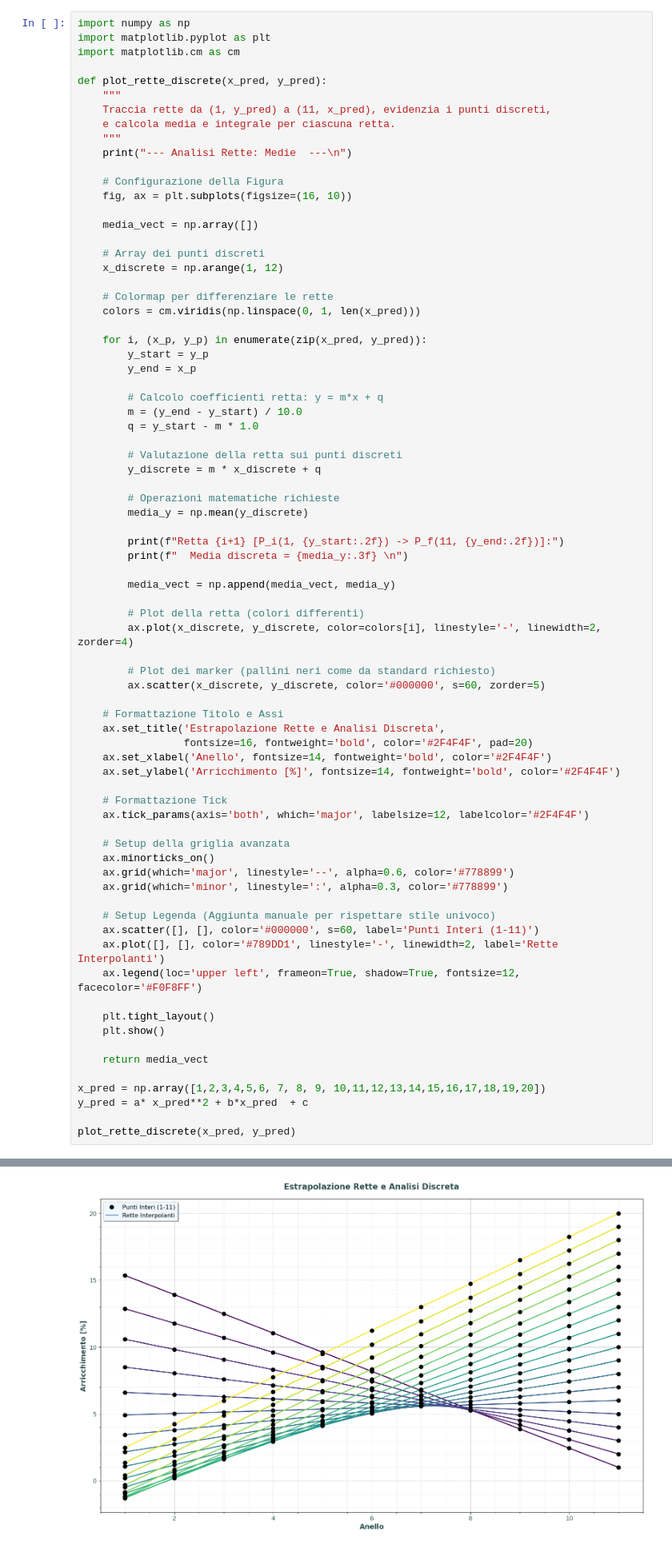
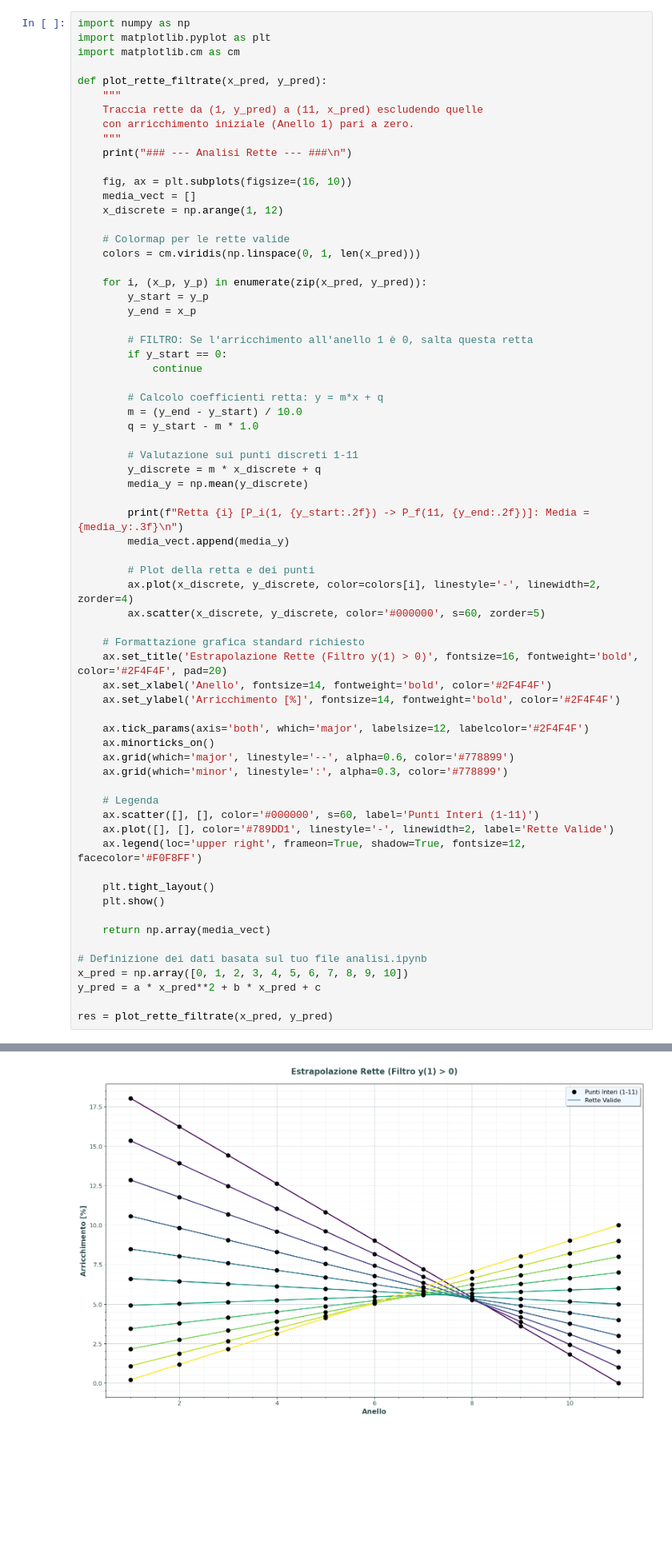
Before and after one commit to oblivion0218/Tesi-Magistrale, a Jupyter notebook: Open MC/reattore_8/auto/analisi.ipynb, the cells around one changed output, grey strips where cells are left out. Shown at 80% size. Cells and saved outputs as stored; diff of their text form; blank space fills up the shorter version.

```diff
--- a/Open MC/reattore_8/auto/analisi.ipynb
+++ b/Open MC/reattore_8/auto/analisi.ipynb
@@ -125,75 +125,66 @@ import numpy as np
 import matplotlib.pyplot as plt
 import matplotlib.cm as cm
 
-def plot_rette_discrete(x_pred, y_pred):
+def plot_rette_filtrate(x_pred, y_pred):
     """
-    Traccia rette da (1, y_pred) a (11, x_pred), evidenzia i punti discreti,
-    e calcola media e integrale per ciascuna retta.
+    Traccia rette da (1, y_pred) a (11, x_pred) escludendo quelle
+    con arricchimento iniziale (Anello 1) pari a zero.
     """
-    print("--- Analisi Rette: Medie  ---\n")
+    print("### --- Analisi Rette --- ###\n")
 
-    # Configurazione della Figura
     fig, ax = plt.subplots(figsize=(16, 10))
-
-    media_vect = np.array([])
-
-    # Array dei punti discreti
+    media_vect = []
     x_discrete = np.arange(1, 12)
 
-    # Colormap per differenziare le rette
+    # Colormap per le rette valide
     colors = cm.viridis(np.linspace(0, 1, len(x_pred)))
 
     for i, (x_p, y_p) in enumerate(zip(x_pred, y_pred)):
         y_start = y_p
         y_end = x_p
 
+        # FILTRO: Se l'arricchimento all'anello 1 è 0, salta questa retta
+        if y_start == 0:
+            continue
+
         # Calcolo coefficienti retta: y = m*x + q
         m = (y_end - y_start) / 10.0
         q = y_start - m * 1.0
 
-        # Valutazione della retta sui punti discreti
+        # Valutazione sui punti discreti 1-11
         y_discrete = m * x_discrete + q
-
-        # Operazioni matematiche richieste
         media_y = np.mean(y_discrete)
 
-        print(f"Retta {i+1} [P_i(1, {y_start:.2f}) -> P_f(11, {y_end:.2f})]:")
-        print(f"  Media discreta = {media_y:.3f} \n")
+        print(f"Retta {i} [P_i(1, {y_start:.2f}) -> P_f(11, {y_end:.2f})]: Media = {media_y:.3f}\n")
+        media_vect.append(media_y)
 
-        media_vect = np.append(media_vect, media_y)
-
-        # Plot della retta (colori differenti)
+        # Plot della retta e dei punti
         ax.plot(x_discrete, y_discrete, color=colors[i], linestyle='-', linewidth=2, zorder=4)
-
-        # Plot dei marker (pallini neri come da standard richiesto)
         ax.scatter(x_discrete, y_discrete, color='#000000', s=60, zorder=5)
 
-    # Formattazione Titolo e Assi
-    ax.set_title('Estrapolazione Rette e Analisi Discreta',
-                 fontsize=16, fontweight='bold', color='#2F4F4F', pad=20)
+    # Formattazione grafica standard richiesto
+    ax.set_title('Estrapolazione Rette (Filtro y(1) > 0)', fontsize=16, fontweight='bold', color='#2F4F4F', pad=20)
     ax.set_xlabel('Anello', fontsize=14, fontweight='bold', color='#2F4F4F')
     ax.set_ylabel('Arricchimento [%]', fontsize=14, fontweight='bold', color='#2F4F4F')
 
-    # Formattazione Tick
     ax.tick_params(axis='both', which='major', labelsize=12, labelcolor='#2F4F4F')
-
-    # Setup della griglia avanzata
     ax.minorticks_on()
     ax.grid(which='major', linestyle='--', alpha=0.6, color='#778899')
     ax.grid(which='minor', linestyle=':', alpha=0.3, color='#778899')
 
-    # Setup Legenda (Aggiunta manuale per rispettare stile univoco)
+    # Legenda
     ax.scatter([], [], color='#000000', s=60, label='Punti Interi (1-11)')
-    ax.plot([], [], color='#789DD1', linestyle='-', linewidth=2, label='Rette Interpolanti')
-    ax.legend(loc='upper left', frameon=True, shadow=True, fontsize=12, facecolor='#F0F8FF')
+    ax.plot([], [], color='#789DD1', linestyle='-', linewidth=2, label='Rette Valide')
+    ax.legend(loc='upper right', frameon=True, shadow=True, fontsize=12, facecolor='#F0F8FF')
 
     plt.tight_layout()
     plt.show()
 
-    return media_vect
+    return np.array(media_vect)
 
-x_pred = np.array([1,2,3,4,5,6, 7, 8, 9, 10,11,12,13,14,15,16,17,18,19,20])
-y_pred = a* x_pred**2 + b*x_pred  + c
+# Definizione dei dati basata sul tuo file analisi.ipynb
+x_pred = np.array([0, 1, 2, 3, 4, 5, 6, 7, 8, 9, 10])
+y_pred = a * x_pred**2 + b * x_pred + c
 
-plot_rette_discrete(x_pred, y_pred)
+res = plot_rette_filtrate(x_pred, y_pred)
 # %% [output]
@@ -217 +208 @@ Retta 20 [P_i(1, 2.48) -> P_f(11, 20.00)]:
-[figure, old version]
+[figure, new version]
```
Also changed, not shown: parts of 2 cells of this notebook, 6 other files.
